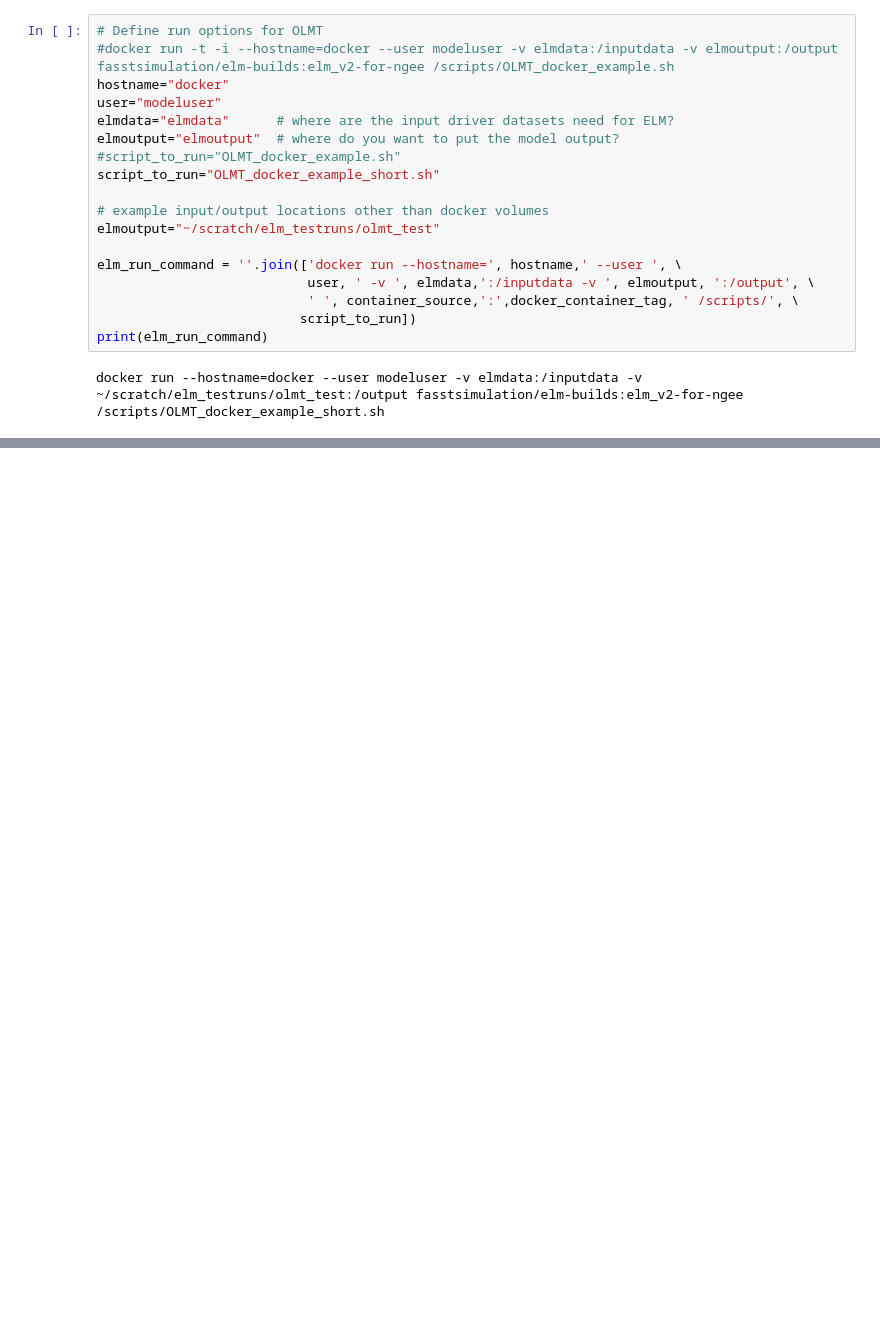
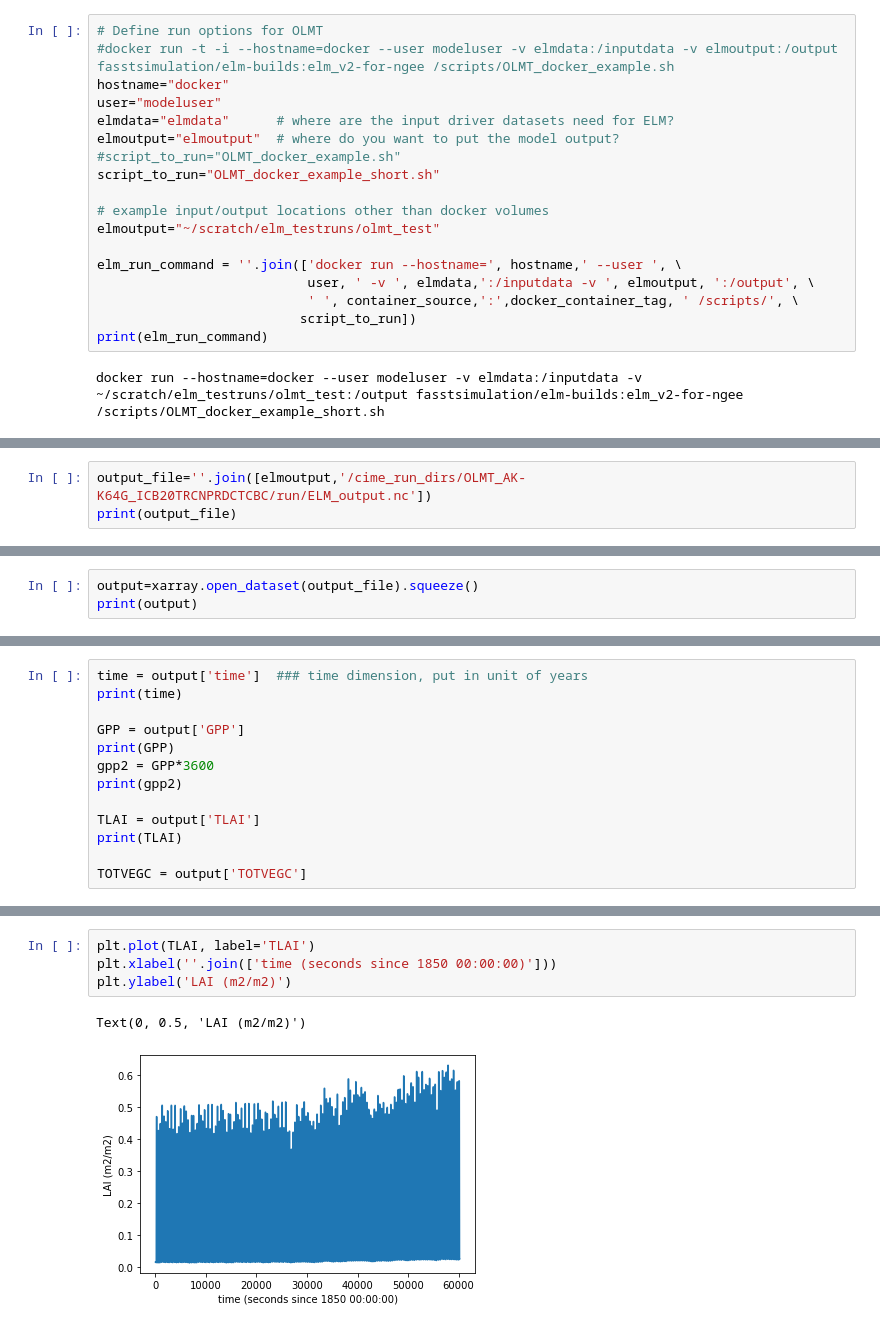
Before and after one commit to FASSt-simulation/fasst_simulation_tools, a Jupyter notebook: notebooks/ngeearctic/run_ELM_KG64_basic.ipynb, the cells around one changed output, grey strips where cells are left out. Drawn from its saved outputs; the diff is of its cells as text; blank space fills up the shorter version.

```diff
--- a/notebooks/ngeearctic/run_ELM_KG64_basic.ipynb
+++ b/notebooks/ngeearctic/run_ELM_KG64_basic.ipynb
@@ -89,0 +184,3 @@ print(ncfiles)
+# %%
+output_file=''.join([elmoutput,'/cime_run_dirs/OLMT_AK-K64G_ICB20TRCNPRDCTCBC/run/ELM_output.nc'])
+print(output_file)
@@ -89,0 +189,3 @@ print(ncfiles)
+# %%
+output=xarray.open_dataset(output_file).squeeze()
+print(output)
@@ -89,0 +210,13 @@ print(ncfiles)
+# %%
+time = output['time']  ### time dimension, put in unit of years
+print(time)
+
+GPP = output['GPP']
+print(GPP)
+gpp2 = GPP*3600
+print(gpp2)
+
+TLAI = output['TLAI']
+print(TLAI)
+
+TOTVEGC = output['TOTVEGC']
@@ -89,0 +241,7 @@ print(ncfiles)
+# %%
+plt.plot(TLAI, label='TLAI')
+plt.xlabel(''.join(['time (seconds since 1850 00:00:00)']))
+plt.ylabel('LAI (m2/m2)')
+# %% [output]
+Text(0, 0.5, 'LAI (m2/m2)')
+[figure, added]
```
Also changed, not shown: parts of 9 cells of this notebook, 1 other file.
